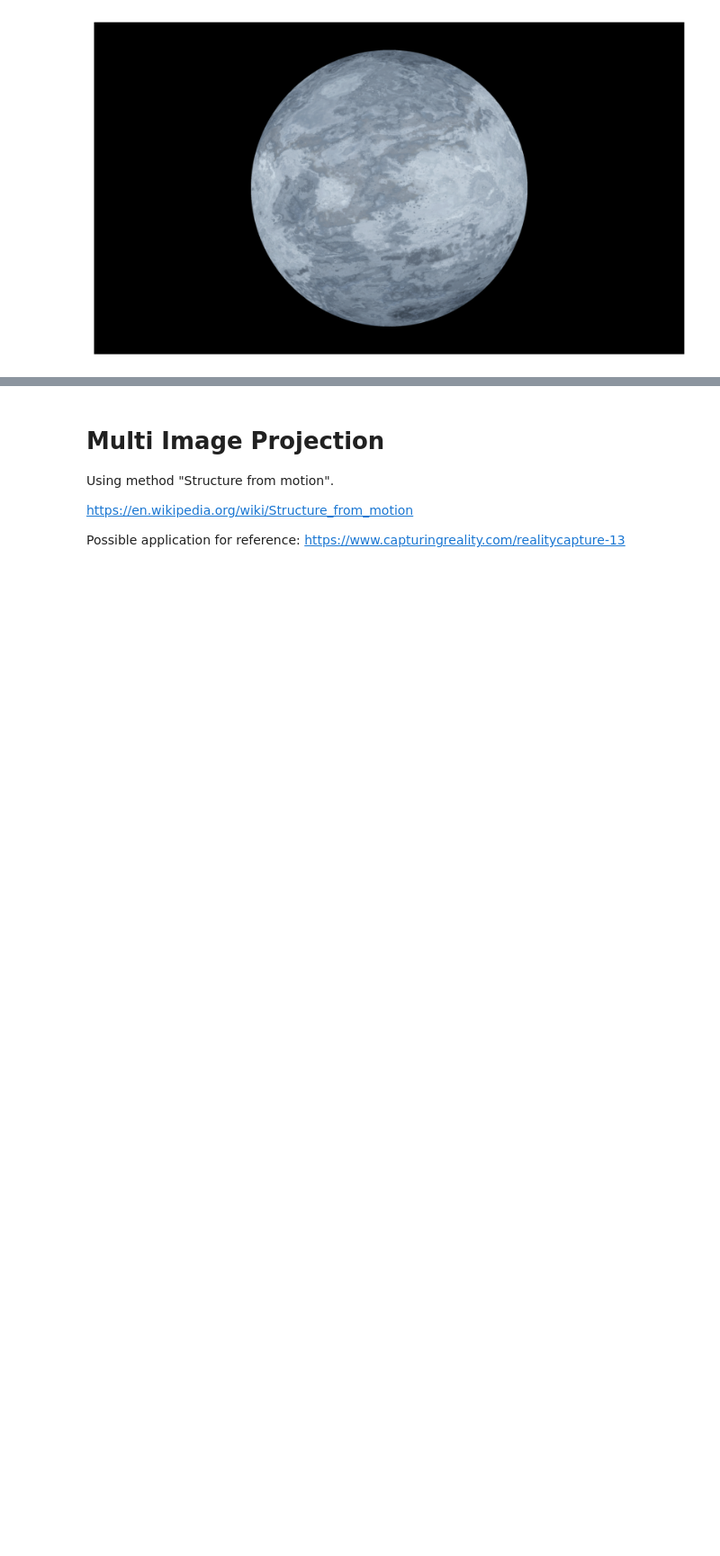
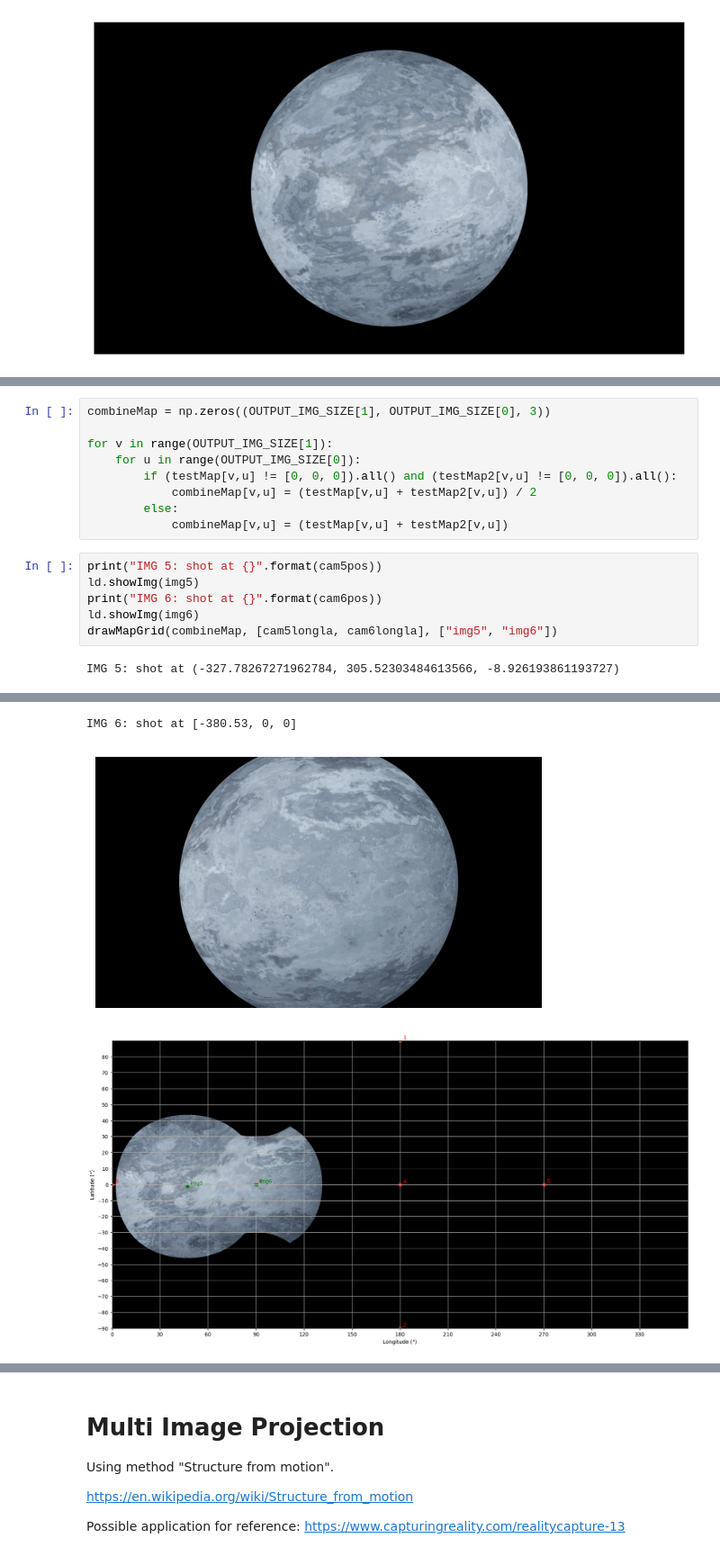
Before and after one commit to GrakePch/2024CV_FinalProject_StarCartographer, a Jupyter notebook: main.ipynb, the cells around one changed output, grey strips where cells are left out. Shown at 90% size. Saved outputs shown, nothing was run; the diff lists cells and outputs as text; blank space fills up the shorter version.

```diff
--- a/main.ipynb
+++ b/main.ipynb
@@ -181,0 +246,17 @@ drawMapGrid(testMap, [cam5longla], ["img5"])
+# %%
+combineMap = np.zeros((OUTPUT_IMG_SIZE[1], OUTPUT_IMG_SIZE[0], 3))
+
+for v in range(OUTPUT_IMG_SIZE[1]):
+    for u in range(OUTPUT_IMG_SIZE[0]):
+        if (testMap[v,u] != [0, 0, 0]).all() and (testMap2[v,u] != [0, 0, 0]).all():
+            combineMap[v,u] = (testMap[v,u] + testMap2[v,u]) / 2
+        else:
+            combineMap[v,u] = (testMap[v,u] + testMap2[v,u])
+# %%
+print("IMG 5: shot at {}".format(cam5pos))
+ld.showImg(img5)
+print("IMG 6: shot at {}".format(cam6pos))
+ld.showImg(img6)
+drawMapGrid(combineMap, [cam5longla, cam6longla], ["img5", "img6"])
+# %% [output]
+IMG 5: shot at (-327.78267271962784, 305.52303484613566, -8.926193861193727)
@@ -181,0 +264,3 @@ drawMapGrid(testMap, [cam5longla], ["img5"])
+IMG 6: shot at [-380.53, 0, 0]
+[figure, added]
+[figure, added]
```
Also changed, not shown: parts of 14 cells of this notebook, 2 other files.
